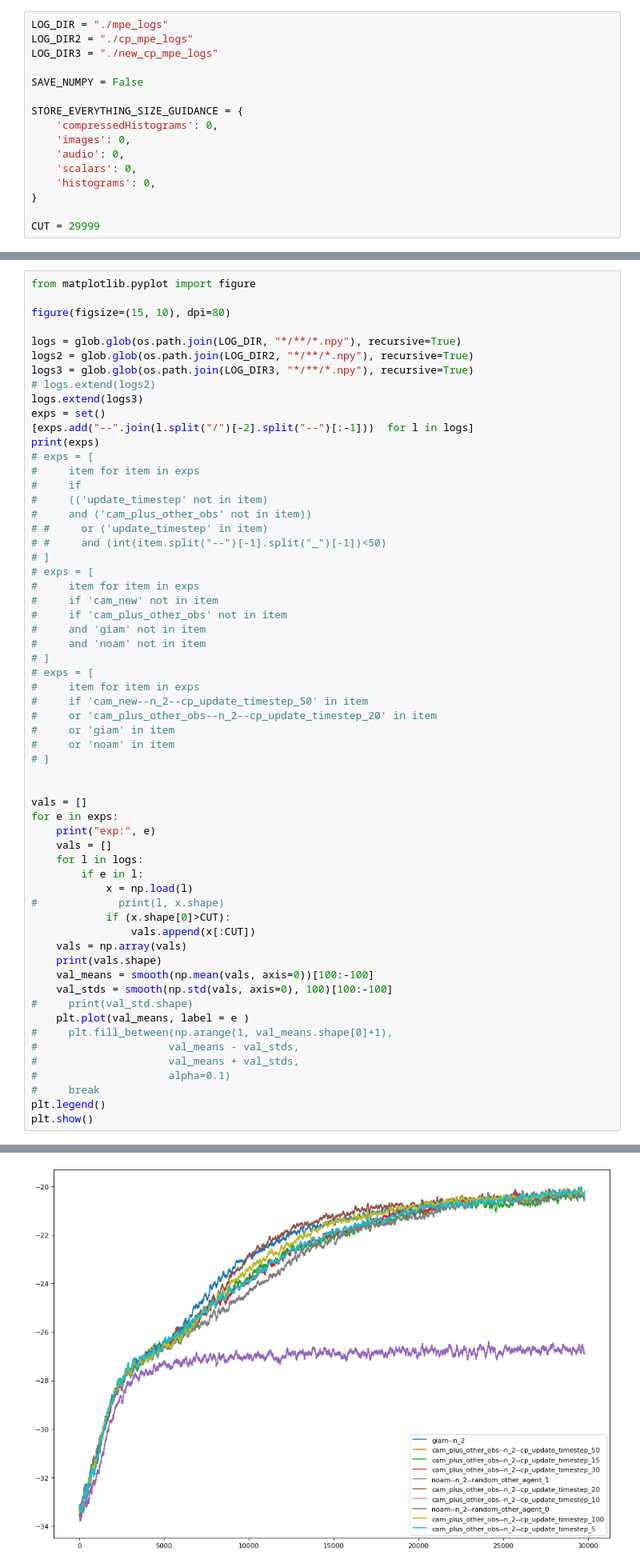
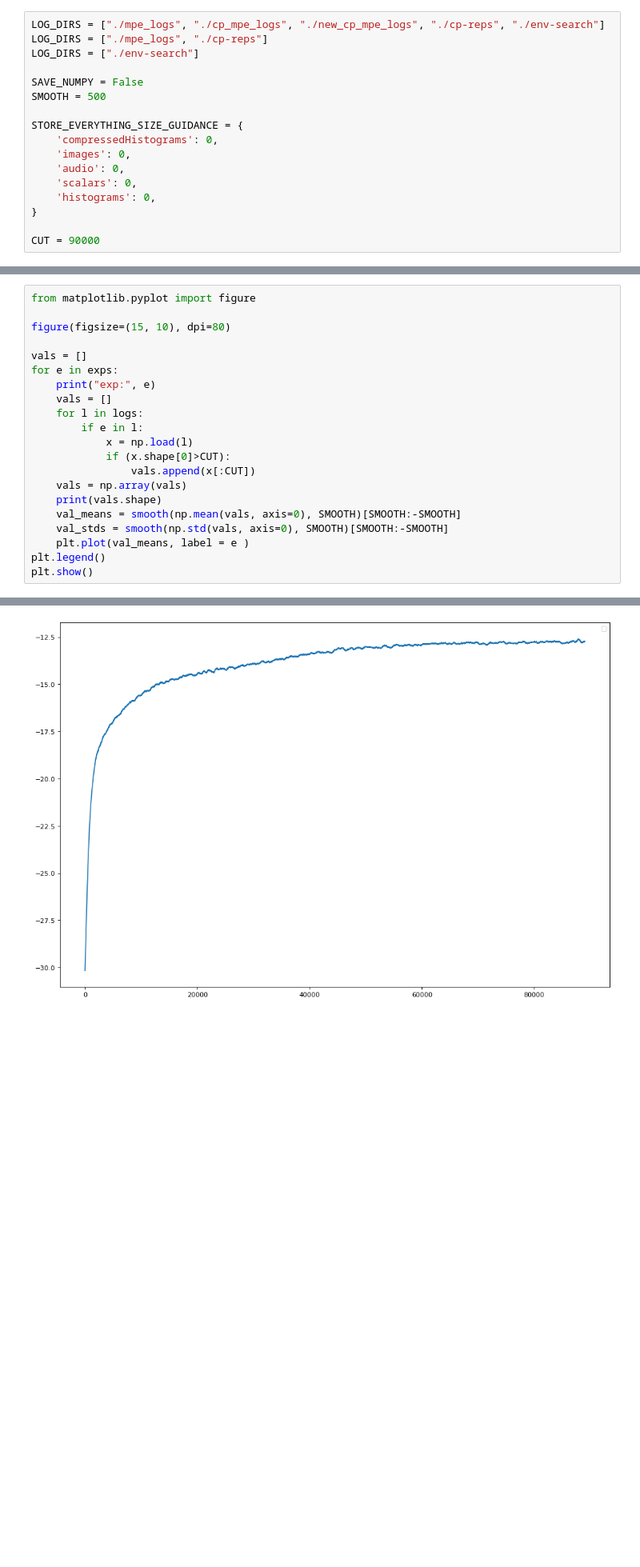
Before and after one commit to Nikunj-Gupta/conformal-agent-modelling, a Jupyter notebook: plots.ipynb, the cells around one changed output, grey strips where cells are left out. Shown at 80% size. Drawn from its saved outputs; the diff is of its cells as text; blank space fills up the shorter version.

Commit message:
updated plots file

```diff
--- a/plots.ipynb
+++ b/plots.ipynb
@@ -3,11 +3,12 @@ import os, glob, numpy as np, matplotlib.pyplot as plt, pandas as pd
 from tensorboard.backend.event_processing import event_accumulator
 from collections import defaultdict
 # %%
-LOG_DIR = "./mpe_logs"
-LOG_DIR2 = "./cp_mpe_logs"
-LOG_DIR3 = "./new_cp_mpe_logs"
+LOG_DIRS = ["./mpe_logs", "./cp_mpe_logs", "./new_cp_mpe_logs", "./cp-reps", "./env-search"]
+LOG_DIRS = ["./mpe_logs", "./cp-reps"]
+LOG_DIRS = ["./env-search"]
 
 SAVE_NUMPY = False
+SMOOTH = 500
 
 STORE_EVERYTHING_SIZE_GUIDANCE = {
     'compressedHistograms': 0,
@@ -17,7 +18,7 @@ STORE_EVERYTHING_SIZE_GUIDANCE = {
     'histograms': 0,
 }
 
-CUT = 29999
+CUT = 90000
 # %%
 def get_values(filename, scalar="Episodic_Reward"):
     ea = event_accumulator.EventAccumulator(filename, size_guidance=STORE_EVERYTHING_SIZE_GUIDANCE)
@@ -47,38 +80,6 @@ def smooth(y, box_pts=100):
 from matplotlib.pyplot import figure
 
 figure(figsize=(15, 10), dpi=80)
-
-logs = glob.glob(os.path.join(LOG_DIR, "*/**/*.npy"), recursive=True)
-logs2 = glob.glob(os.path.join(LOG_DIR2, "*/**/*.npy"), recursive=True)
-logs3 = glob.glob(os.path.join(LOG_DIR3, "*/**/*.npy"), recursive=True)
-# logs.extend(logs2)
-logs.extend(logs3)
-exps = set()
-[exps.add("--".join(l.split("/")[-2].split("--")[:-1]))  for l in logs]
-print(exps)
-# exps = [
-#     item for item in exps
-#     if
-#     (('update_timestep' not in item)
-#     and ('cam_plus_other_obs' not in item))
-# #     or ('update_timestep' in item)
-# #     and (int(item.split("--")[-1].split("_")[-1])<50)
-# ]
-# exps = [
-#     item for item in exps
-#     if 'cam_new' not in item
-#     if 'cam_plus_other_obs' not in item
-#     and 'giam' not in item
-#     and 'noam' not in item
-# ]
-# exps = [
-#     item for item in exps
-#     if 'cam_new--n_2--cp_update_timestep_50' in item
-#     or 'cam_plus_other_obs--n_2--cp_update_timestep_20' in item
-#     or 'giam' in item
-#     or 'noam' in item
-# ]
-
 
 vals = []
 for e in exps:
@@ -87,20 +88,13 @@ for e in exps:
     for l in logs:
         if e in l:
             x = np.load(l)
-#             print(l, x.shape)
             if (x.shape[0]>CUT):
                 vals.append(x[:CUT])
     vals = np.array(vals)
     print(vals.shape)
-    val_means = smooth(np.mean(vals, axis=0))[100:-100]
-    val_stds = smooth(np.std(vals, axis=0), 100)[100:-100]
-#     print(val_std.shape)
+    val_means = smooth(np.mean(vals, axis=0), SMOOTH)[SMOOTH:-SMOOTH]
+    val_stds = smooth(np.std(vals, axis=0), SMOOTH)[SMOOTH:-SMOOTH]
     plt.plot(val_means, label = e )
-#     plt.fill_between(np.arange(1, val_means.shape[0]+1),
-#                     val_means - val_stds,
-#                     val_means + val_stds,
-#                     alpha=0.1)
-#     break
 plt.legend()
 plt.show()
 # %% [output]
@@ -124,4 +104,4 @@ exp: cam_plus_other_obs--n_2--cp_update_timestep_5
-[figure, old version]
+[figure, new version]
 # %%
 exps
 # %% [output]
```
Also changed, not shown: parts of 5 cells of this notebook.
